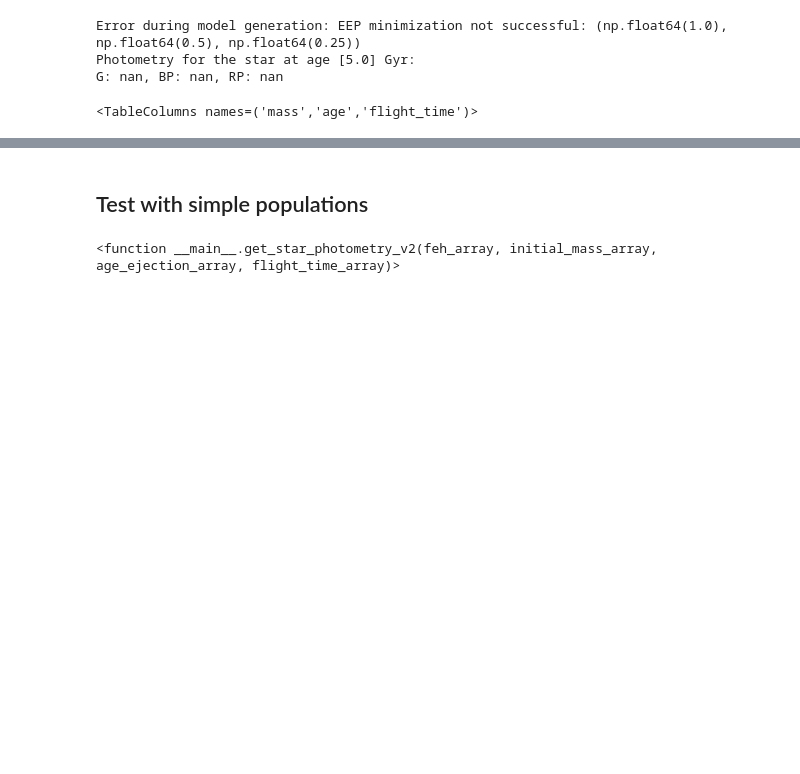
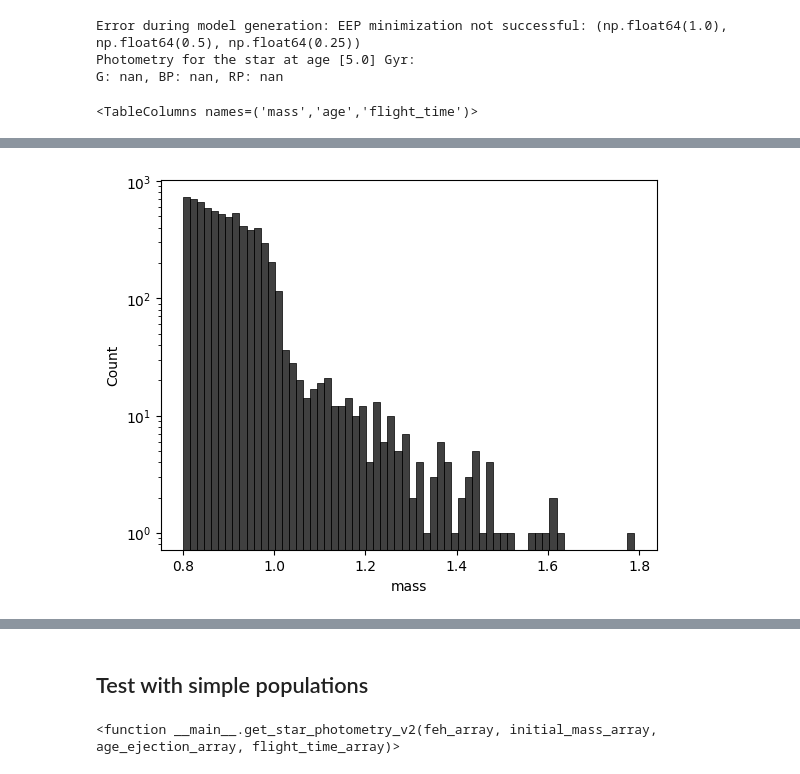
Before and after one commit to fawkez/HVS_1, a Jupyter notebook: Notebooks/isochrone_grid_gaia_photometry.ipynb, the cells around one changed output, grey strips where cells are left out. Saved outputs shown, nothing was run; the diff lists cells and outputs as text; code cells hidden in the pictures; blank space fills up the shorter version.

```diff
--- a/Notebooks/isochrone_grid_gaia_photometry.ipynb
+++ b/Notebooks/isochrone_grid_gaia_photometry.ipynb
@@ -225,5 +239,7 @@ pmage_catalog_with_photometry.to_pandas().dropna()
 # %%
 pmage_catalog_with_photometry.write('/Users/mncavieres/Documents/2024-2/HVS/Data/SFH_sampling_catalogs/MIST_photometry/sample_NSC_with_photometry.fits', overwrite=True)
+# %%
+pmage_catalog_with_photometry = pmage_catalog_with_photometry.to_pandas().dropna()
 # %%
 plt.figure(figsize=(10, 6))
 plt.hist(pmage_catalog_with_photometry['age'], bins=100, histtype='step', lw=2, color='k')
@@ -232,0 +249,6 @@ plt.show()
+# %%
+sns.histplot(data = pmage_catalog_with_photometry, x = 'mass', bins='scott', color='k')
+plt.yscale('log')
+plt.show()
+# %% [output]
+[figure, added]
```
Also changed, not shown: parts of 22 cells of this notebook, 4 other files.
